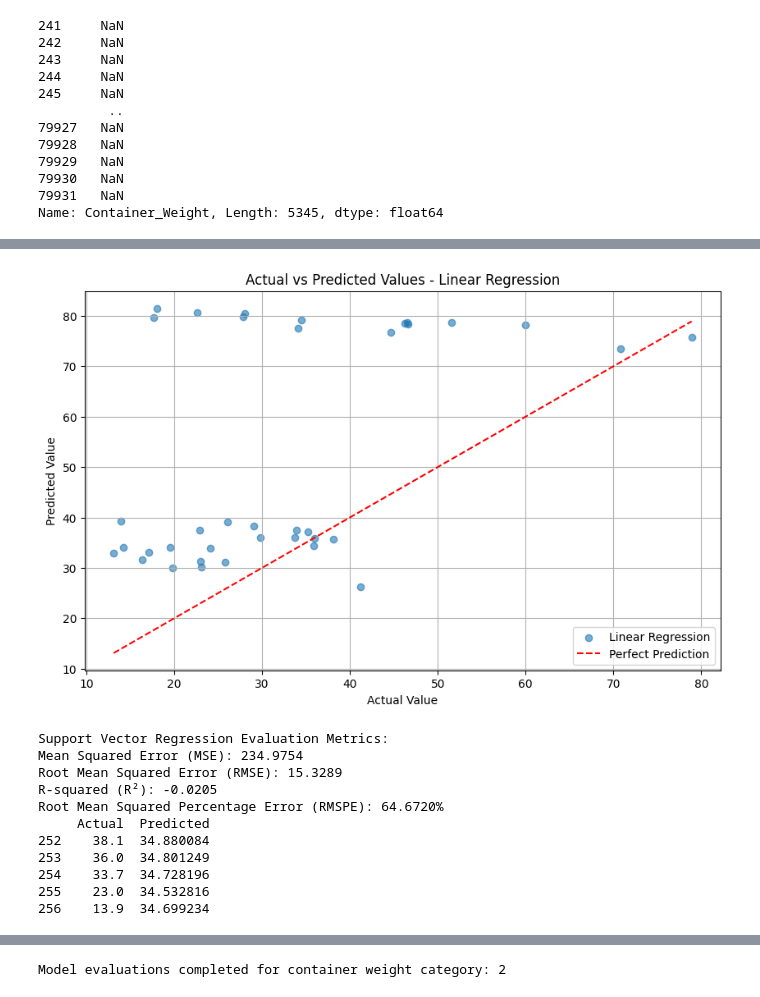
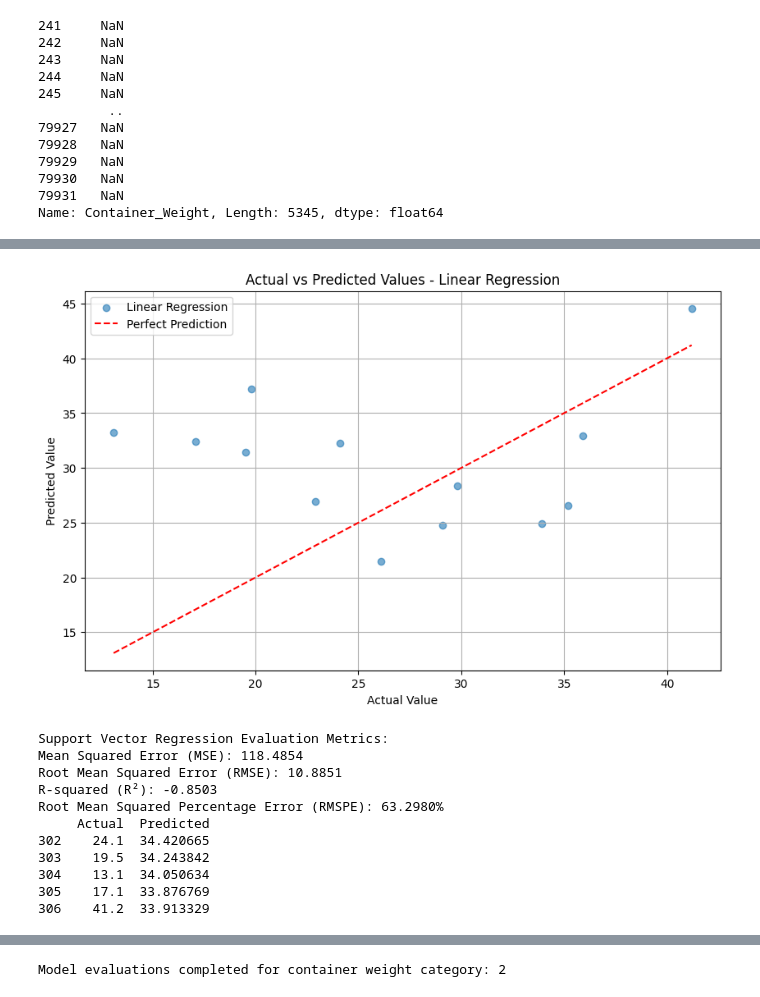
Before and after one commit to alirezamxi/Hydrocare, a Jupyter notebook: labeled/inspection/leanear_reg.ipynb, the cells around one changed output, grey strips where cells are left out. Saved outputs shown, nothing was run; the diff lists cells and outputs as text; code cells hidden in the pictures.

```diff
--- a/labeled/inspection/leanear_reg.ipynb
+++ b/labeled/inspection/leanear_reg.ipynb
@@ -3,7 +3,8 @@ import pandas as pd
 from sklearn.model_selection import train_test_split
 
 # Load the Excel file
-file_path = 'dv0_witoutstraw.xlsx'  # Use the correct path for your environment
+# file_path = 'dv0_witoutstraw.xlsx'
+file_path = 'dv0_withoutstraw_sipCAdded.xlsx' # Use the correct path for your environment
 data = pd.read_excel(file_path)
 # print("Columns in the dataset:")
 # print(data.columns.tolist())
@@ -647,19 +646,38 @@ models = {
     "K-Nearest Neighbors": KNeighborsRegressor(n_neighbors=5),
 }
 
-# Define the category to filter
+# # Define the category to filter
+# category = 2  # Example category to filter by
+# train_size = int(0.8 * len(grouped_data))  # 80% of the data for training
+# X_train = X.iloc[:train_size]
+# y_train = y.iloc[:train_size]
+# X_test = X.iloc[train_size:]
+# y_test = y.iloc[train_size:]
+# # Filter X_train based on the Container_Weight column
+# filtered_X = X_train[X_train["Container_Weight"] == category]
+# print(filtered_X)
+# # If you also want to filter the corresponding target variable y_train
+# filtered_y = y_train.loc[filtered_X.index]
+# print(filtered_y)
+# filtered_X_test = X_test[X_test["Container_Weight"] == category]
+# filtered_y_test = y_test.loc[filtered_X_test.index]
+# print(filtered_X_test)
+# print(filtered_y_test)
 category = 2  # Example category to filter by
 
-# Filter X_train based on the Container_Weight column
-filtered_X = X_train[X_train["Container_Weight"] == category]
-print(filtered_X)
-# If you also want to filter the corresponding target variable y_train
-filtered_y = y_train.loc[filtered_X.index]
-print(filtered_y)
-filtered_X_test = X_test[X_test["Container_Weight"] == category]
-filtered_y_test = y_test.loc[filtered_X_test.index]
-print(filtered_X_test)
-print(filtered_y_test)
+# Step 1: Filter X and y based on the Container_Weight column
+filtered_X = X[X["Container_Weight"] == category]
+filtered_y = y[filtered_X.index]  # Get matching y values using the indices of filtered_X
+
+# Now filtered_X contains only the rows where Container_Weight equals the category
+# filtered_y corresponds to these rows
+
+# Step 2: Split the filtered data into train and test sets
+train_size = int(0.8 * len(filtered_X))  # 80% for training
+X_train = filtered_X.iloc[:train_size]
+y_train = filtered_y.iloc[:train_size]
+X_test = filtered_X.iloc[train_size:]
+y_test = filtered_y.iloc[train_size:]
 
 # Check if there are any rows after filtering
 if filtered_X.empty or filtered_y.empty:
@@ -670,16 +688,16 @@ else:
 
     for model_name, model in models.items():
         # Fit the model
-        model.fit(filtered_X, filtered_y)
+        model.fit(X_train, y_train)
 
         # Make predictions using the filtered data
-        y_pred = model.predict(filtered_X_test)  # Using the same filtered data for prediction
+        y_pred = model.predict(X_test)  # Using the same filtered data for prediction
 
           # Calculate evaluation metrics
-        mse = mean_squared_error(filtered_y_test, y_pred)
+        mse = mean_squared_error(y_test, y_pred)
         rmse = np.sqrt(mse)
-        r2 = r2_score(filtered_y_test, y_pred)
-        rmspe = np.sqrt(np.mean(((filtered_y_test - y_pred) / filtered_y_test) ** 2)) * 100  # Percentage error
+        r2 = r2_score(y_test, y_pred)
+        rmspe = np.sqrt(np.mean(((y_test - y_pred) / y_test) ** 2)) * 100  # Percentage error
 
     # Store results in a dictionary
         results[model_name] = {
@@ -698,13 +716,13 @@ else:
         print(f"Root Mean Squared Percentage Error (RMSPE): {rmspe:.4f}%")
 
     # Create a comparison DataFrame for the first few rows
-        comparison_df = pd.DataFrame({'Actual': filtered_y_test, 'Predicted': y_pred})
+        comparison_df = pd.DataFrame({'Actual': y_test, 'Predicted': y_pred})
         print(comparison_df.head(5))
 
     # Plotting Actual vs Predicted
         plt.figure(figsize=(10, 6))
-        plt.scatter(filtered_y_test, y_pred, label=model_name, alpha=0.6)
-        plt.plot([filtered_y_test.min(), filtered_y_test.max()], [filtered_y_test.min(), filtered_y_test.max()], color='red', ls='--', label='Perfect Prediction')
+        plt.scatter(y_test, y_pred, label=model_name, alpha=0.6)
+        plt.plot([y_test.min(), y_test.max()], [y_test.min(), y_test.max()], color='red', ls='--', label='Perfect Prediction')
         plt.xlabel('Actual Value')
         plt.ylabel('Predicted Value')
         plt.title(f'Actual vs Predicted Values - {model_name}')
@@ -734,12 +746,12 @@ print("Model evaluations completed for container weight category:", category)
-[figure, old version]
+[figure, new version]
 Support Vector Regression Evaluation Metrics:
-Mean Squared Error (MSE): 234.9754
-Root Mean Squared Error (RMSE): 15.3289
-R-squared (R²): -0.0205
-Root Mean Squared Percentage Error (RMSPE): 64.6720%
+Mean Squared Error (MSE): 118.4854
+Root Mean Squared Error (RMSE): 10.8851
+R-squared (R²): -0.8503
+Root Mean Squared Percentage Error (RMSPE): 63.2980%
      Actual  Predicted
-252    38.1  34.880084
-253    36.0  34.801249
-254    33.7  34.728196
-255    23.0  34.532816
-256    13.9  34.699234
+302    24.1  34.420665
+303    19.5  34.243842
+304    13.1  34.050634
+305    17.1  33.876769
+306    41.2  33.913329
```
Also changed, not shown: parts of 4 cells of this notebook, 15 other files.
